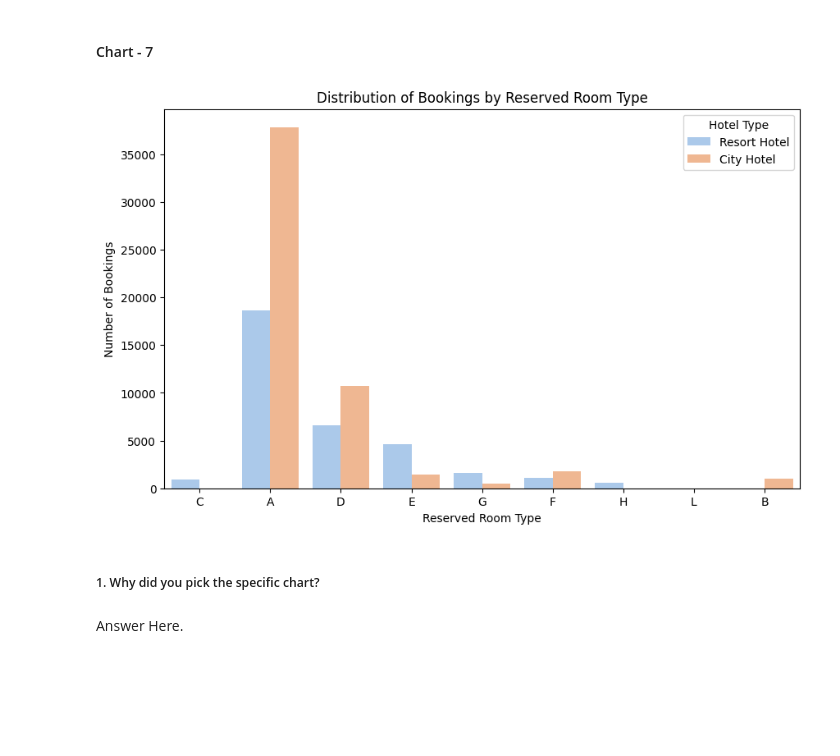
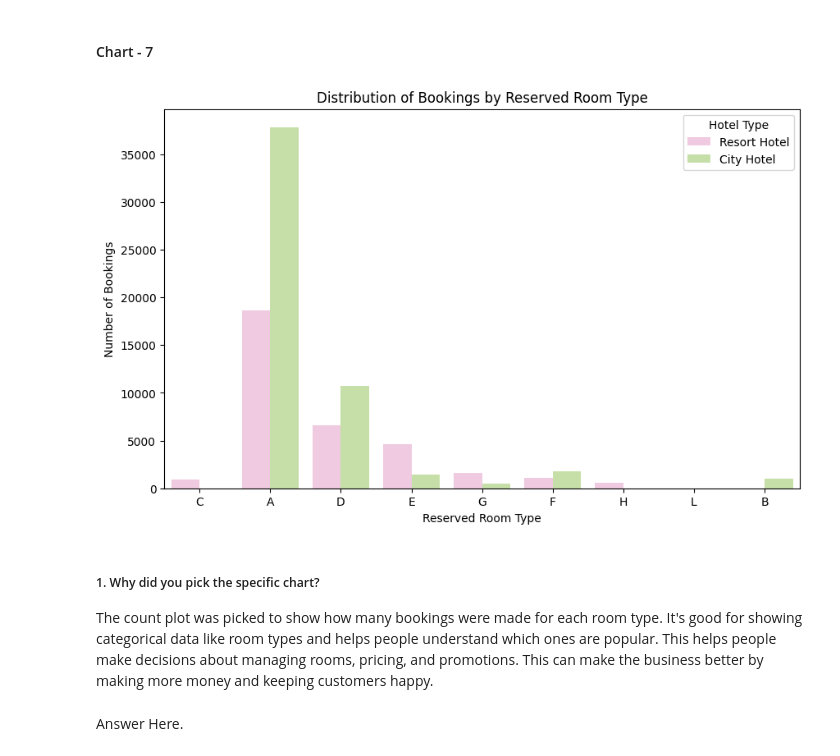
Before and after one commit to Sonall2023/Capstone_EDA_Hotel_booking, a Jupyter notebook: Hotel_Booking_Analysis.ipynb, the cells around one changed output. Drawn from its saved outputs; the diff is of its cells as text; code cells hidden in the pictures; blank space fills up the shorter version.

```diff
--- a/Hotel_Booking_Analysis.ipynb
+++ b/Hotel_Booking_Analysis.ipynb
@@ -498,6 +498,9 @@ Hotel_df['agent'] = Hotel_df['agent'].astype(int)
 # %%
 # Convert date columns to datetime data type
 Hotel_df['reservation_status_date'] = pd.to_datetime(Hotel_df['reservation_status_date'])
+# %%
+# Adding total_guests column = adults + children + babies
+Hotel_df['total_guests'] = Hotel_df['adults'] + Hotel_df['children'] + Hotel_df['babies']
 # %%
 # Adding total_nights_stayed = stayed in weekend nights + stayed in week nights
 Hotel_df['total_nights_stayed'] = Hotel_df['stays_in_weekend_nights'] + Hotel_df['stays_in_week_nights']
@@ -748,18 +749,19 @@ The pie chart doesn't show anything that causes negative growth. But, if there a
 # %%
 # Chart - 7 visualization code
 # Distribution of bookings based on the "reserved_room_type"
 # Plotting the count plot
 plt.figure(figsize=(10, 6))
-sns.countplot(x='reserved_room_type', hue='hotel', data=Hotel_df, palette='pastel')
+sns.countplot(x='reserved_room_type', hue='hotel', data=Hotel_df, palette='PiYG')
 plt.xlabel('Reserved Room Type')
 plt.ylabel('Number of Bookings')
 plt.title('Distribution of Bookings by Reserved Room Type')
 plt.legend(title='Hotel Type', loc='upper right', labels=['Resort Hotel', 'City Hotel'])
 plt.show()
 # %% [output]
-[figure, old version]
+[figure, new version]
-# %% [markdown]
-##### 1. Why did you pick the specific chart?
+# %% [markdown]
+##### 1. Why did you pick the specific chart?
+The count plot was picked to show how many bookings were made for each room type. It's good for showing categorical data like room types and helps people understand which ones are popular. This helps people make decisions about managing rooms, pricing, and promotions. This can make the business better by making more money and keeping customers happy.
 # %% [markdown]
 Answer Here.
 # %% [markdown]
```
Also changed, not shown: parts of 67 cells of this notebook.
